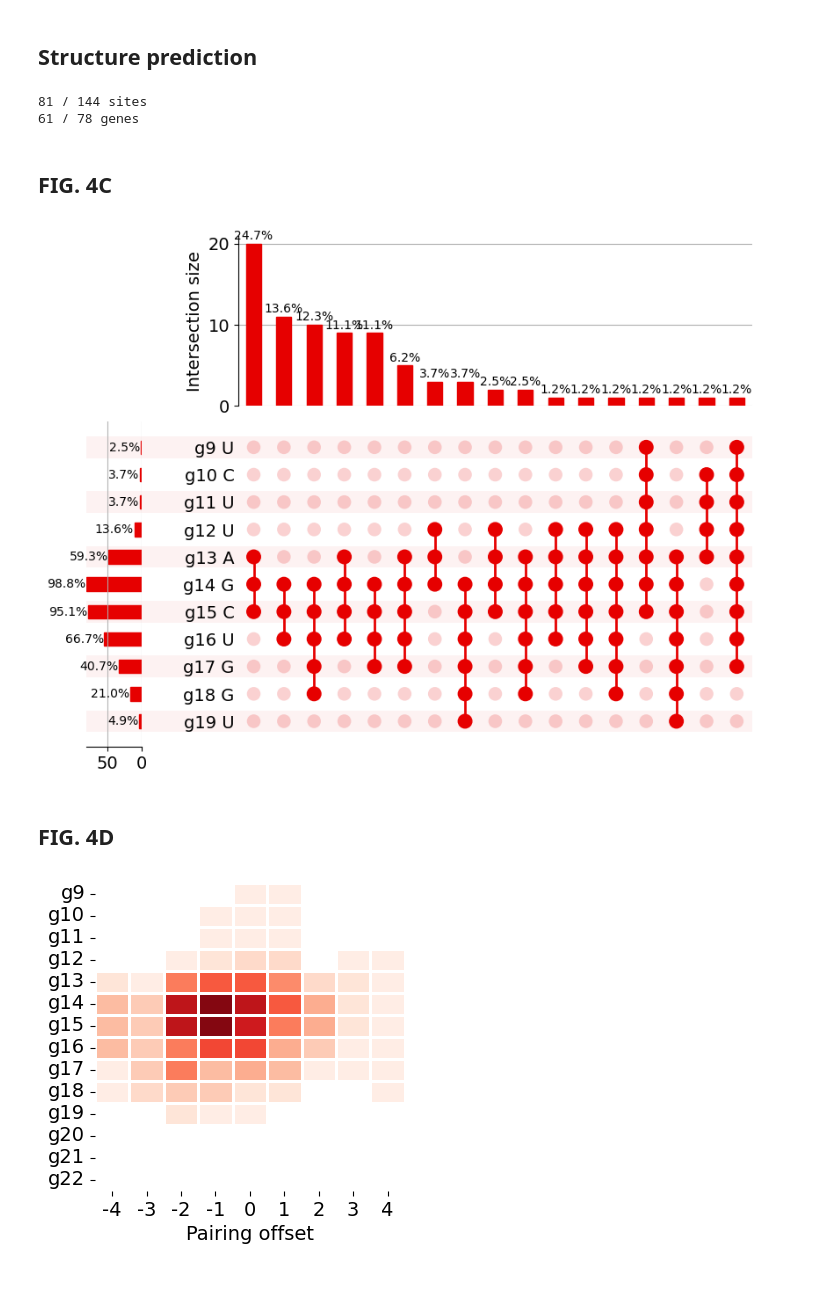
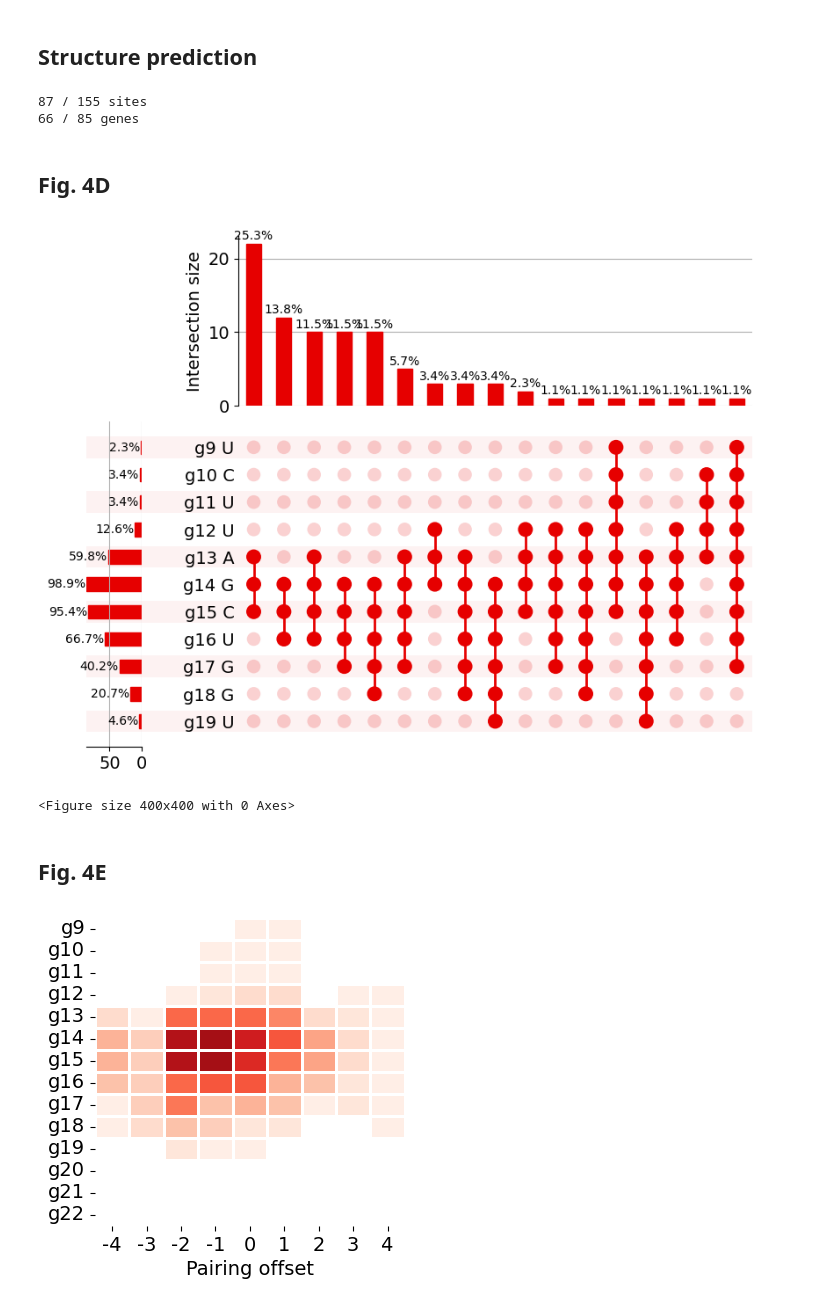
Before and after one commit to Emma-R-Andersson-Lab/miRNA_abasic, a Jupyter notebook: scripts/FIG4.ipynb, the cells around one changed output. Saved outputs shown, nothing was run; the diff lists cells and outputs as text; code cells hidden in the pictures.

```diff
--- a/scripts/FIG4.ipynb
+++ b/scripts/FIG4.ipynb
@@ -100,60 +208,65 @@ plot.scatter(
 # %% [markdown]
 ## Structure prediction
-# %%
-# Read data: genes with >=1 site
-data = pd.read_csv(DGE_FILE, sep='\t')
-sites = pd.read_csv(SITES_FILE, sep='\t')
-data = pd.merge(data, sites)
-# Keep genes significantly downregulated by 34aWT
-data = data[(data['log2fc WT-NC'] < 0) & (data['FDR WT-NC'] < 0.05)]
-# Genes downregulated by WT compared to RS
-data = data[(data['log2fc WT-RS'] < -0.25) & (data['FDR WT-RS'] < 0.05)]
-
-constraints = Constraints(
-    force_paired=({13}, {14},),
-    min_pairs=3, offset=(-4, 4), no_gu=True, max_mm_count=0)
-columns = ['3P start', 'Target pairs', 'miRNA pairs', 'MFE',
-           'Offset', 'GU pairs']
-data[columns] = data.progress_apply(
-    get_top_structure, args=(STRUCT_DIR, constraints,), axis=1)
-
-print(data.dropna(subset='3P start').shape[0], '/', data.shape[0], 'sites')
-print(data.dropna(subset='3P start')['Gene ID'].nunique(),
-      '/', data['Gene ID'].nunique(), 'genes')
-
-data.dropna(subset='3P start', inplace=True)
-# %% [output]
-81 / 144 sites
-61 / 78 genes
+# %%
+sites = pd.read_csv(SITES_FILE, sep='\t')
+data = pd.read_csv(DGE_MERGED_FILE, sep='\t')
+data = pd.merge(data, sites)
+
+data = data[
+    ((data['log2fc WT-NC mRNA'] < 0) & (data['padj WT-NC mRNA'] < 0.05)) |
+    ((data['log2fc WT-NC prot'] < 0) & (data['padj WT-NC prot'] < 0.05))]
+data = data[
+    ((data['log2fc WT-RS mRNA'] < -0.25) & (data['padj WT-RS mRNA'] < 0.05)) |
+    ((data['log2fc WT-RS prot'] < -0.25) & (data['padj WT-RS prot'] < 0.05))]
+
+constraints = Constraints(
+    force_paired=({13}, {14},),
+    min_pairs=3, offset=(-4, 4), no_gu=True, max_mm_count=0)
+columns = ['3P start', 'Target pairs', 'miRNA pairs', 'MFE',
+           'Offset', 'GU pairs']
+data[columns] = data.progress_apply(
+    get_top_structure, args=(STRUCT_DIR, constraints,), axis=1)
+
+print()
+print(data.dropna(subset='3P start').shape[0], '/', data.shape[0], 'sites')
+print(data.dropna(subset='3P start')['Gene ID'].nunique(),
+      '/', data['Gene ID'].nunique(), 'genes')
+
+data.dropna(subset='3P start', inplace=True)
+# %% [output]
+87 / 155 sites
+66 / 85 genes
 # %% [markdown]
-## FIG. 4C
+## Fig. 4D
 # %%
 mir_seq = [str(mir.seq) for mir in
            list(SeqIO.parse(MIR_SEQ_FILE, 'fasta'))][0]
 
 sites = data[['Gene ID', 'Seed start', 'miRNA pairs']].values.tolist()
-bases = list(range(13, 17, 1))
 bases = list(range(9, 20, 1))
 gene_subsets = []
 for base in bases:
     matches = []
     for gene_id, seed_start, mir_paired in sites:
         if base in mir_paired:
             matches.append(gene_id+'_'+str(seed_start))
     gene_subsets.append(matches)
 
 bases = ['g'+str(base)+' '+mir_seq[base-1] for base in bases]
 subsets = {i: j for i, j in zip(*[bases, gene_subsets])}
 subsets = from_contents(subsets)
 
 ax_dict = UpSet(
     subsets, sort_by='cardinality', sort_categories_by='-input',
     show_percentages=True, facecolor='#e60000').plot()
-plt.savefig(FIG_DIR+'4C', dpi=600)
+plt.show()
+plt.savefig(FIG_DIR+'4D.png', dpi=600)
+plt.clf()
 # %% [output]
-[figure, old version]
+[figure, new version]
+<Figure size 400x400 with 0 Axes>
 # %% [markdown]
-## FIG. 4D
+## Fig. 4E
 # %%
 site_count = data.shape[0]
 data = data.explode(column=['miRNA pairs'])
```
Also changed, not shown: parts of 9 cells of this notebook, 12 other files.
